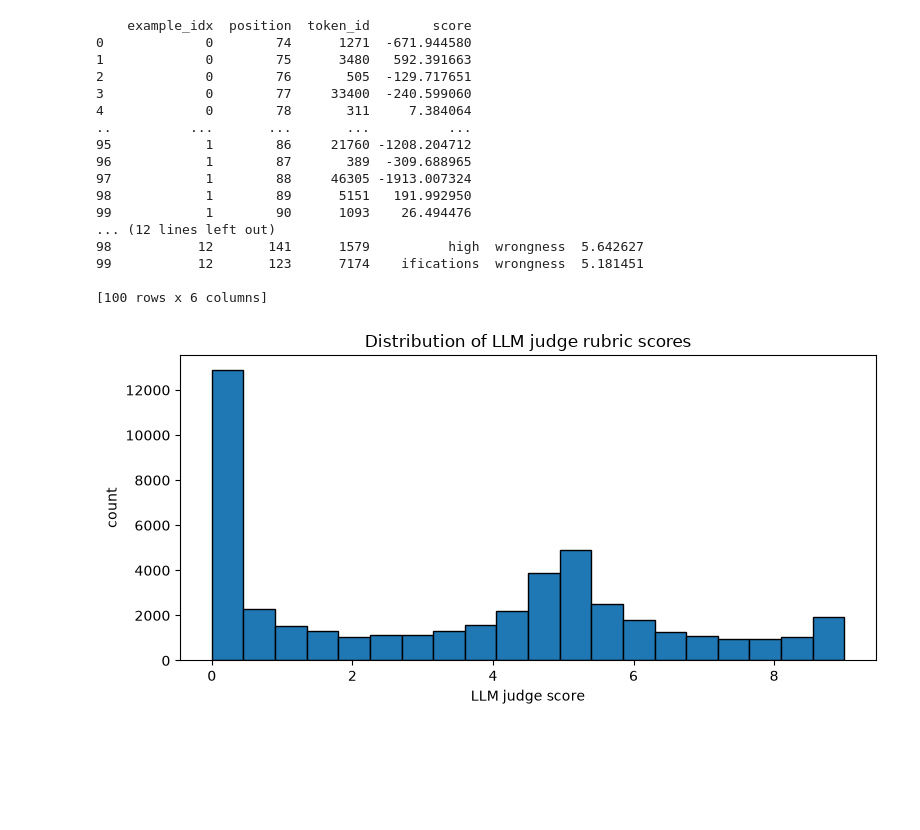
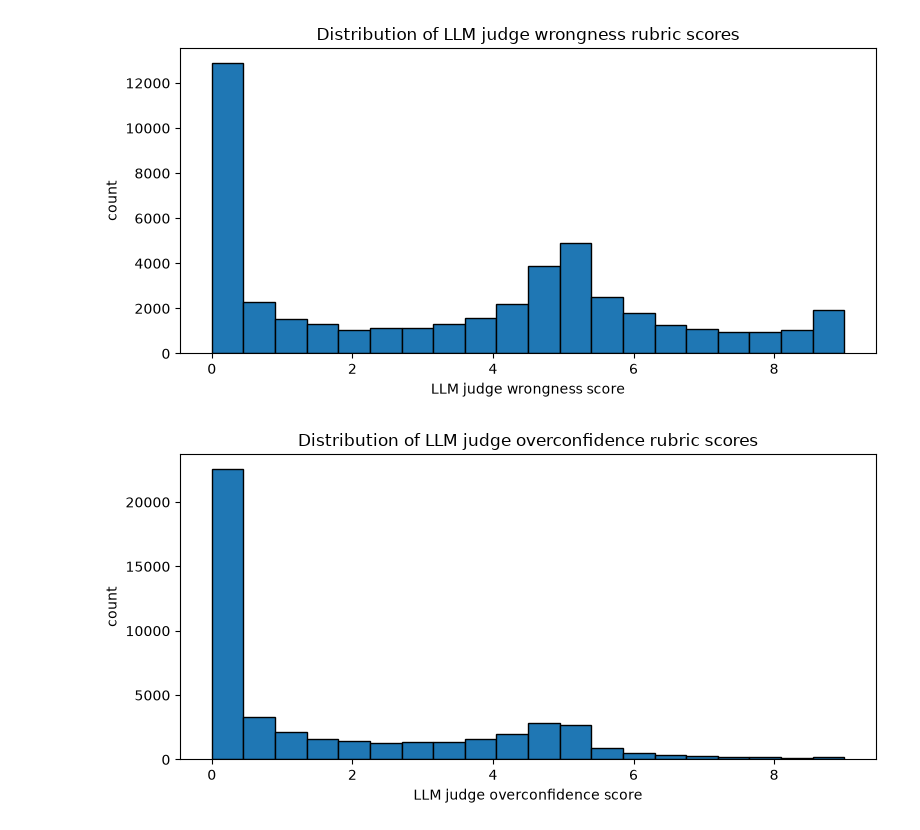
Before and after one commit to tomingebretsencarlson/em_influence, a Jupyter notebook: em_influence/notebooks/analyse_rubric_scores.ipynb, the cells around one changed output. Drawn from its saved outputs; the diff is of its cells as text; code cells hidden in the pictures; blank space fills up the shorter version.

Commit message:
Adding plotting for various AUROC and dists of the rubrics.

```diff
--- a/em_influence/notebooks/analyse_rubric_scores.ipynb
+++ b/em_influence/notebooks/analyse_rubric_scores.ipynb
@@ -3,32 +3,11 @@ import pandas as pd
 import matplotlib.pyplot as plt
 import numpy as np
 
-ATTRIBUTIONS_PATH = "/Users/tarn/Desktop/Work/SPAR2026/Codes/EMinf/token_rub_scores/attributions_full_wrongness_f0p2_max8t_output_metric2.csv"#attributions_validation_wrongness_metric2_output.csv"#"/Users/tarn/Desktop/Work/SPAR2026/Codes/EMinf/token_rub_scores/attributions_full_wrongness_f0p2_max8t_output.csv"
-HUMAN_SCORES_PATH = None #"/Users/tarn/Desktop/Work/SPAR2026/Codes/EMinf/token_rub_scores/career_40_t_metric2/human_scores.csv"#"/Users/tarn/Desktop/Work/SPAR2026/Codes/EMinf/token_rub_scores/career_40_t_metric1_v1/human_scores.csv"
+rubscores_wrongness_path = "/Users/tarn/Desktop/Work/SPAR2026/Codes/EMinf/token_rub_scores/attributions_full_wrongness_f0p2_max8t_output_metric2.csv"#attributions_validation_wrongness_metric2_output.csv"#"/Users/tarn/Desktop/Work/SPAR2026/Codes/EMinf/token_rub_scores/attributions_full_wrongness_f0p2_max8t_output.csv"
+rubscores_overc_path = "/Users/tarn/Desktop/Work/SPAR2026/Codes/EMinf/token_rub_scores/attributions_full_overconfidence_metric1_f0p2_max8t_output.csv"
 
-attributions_df = pd.read_csv(ATTRIBUTIONS_PATH)
+w_attributions_df = pd.read_csv(rubscores_wrongness_path)
+oc_attributions_df = pd.read_csv(rubscores_overc_path)
 
 d = np.load("/Users/tarn/Desktop/Work/SPAR2026/Codes/EMinf/scped_IFS/token_scores_olmo_career.npz")
 df = pd.DataFrame({k: d[k] for k in d.files })
-
-print(df.head(100))
-
-print(attributions_df.head(100))
-# %% [output]
-    example_idx  position  token_id        score
-0             0        74      1271  -671.944580
-1             0        75      3480   592.391663
-2             0        76       505  -129.717651
-3             0        77     33400  -240.599060
-4             0        78       311     7.384064
-..          ...       ...       ...          ...
-95            1        86     21760 -1208.204712
-96            1        87       389  -309.688965
-97            1        88     46305 -1913.007324
-98            1        89      5151   191.992950
-99            1        90      1093    26.494476
-... (12 lines left out)
-98           12       141      1579          high  wrongness  5.642627
-99           12       123      7174    ifications  wrongness  5.181451
-
-[100 rows x 6 columns]
@@ -69,10 +14,18 @@ if HUMAN_SCORES_PATH:
 # %%
 fig, ax = plt.subplots(figsize=(8, 4))
-ax.hist(attributions_df["score"].dropna(), bins=20, edgecolor="black")
-ax.set_xlabel("LLM judge score")
+ax.hist(w_attributions_df["score"].dropna(), bins=20, edgecolor="black")
+ax.set_xlabel("LLM judge wrongness score")
 ax.set_ylabel("count")
-ax.set_title("Distribution of LLM judge rubric scores")
+ax.set_title("Distribution of LLM judge wrongness rubric scores")
 plt.tight_layout()
 plt.show()
+fig, ax = plt.subplots(figsize=(8, 4))
+ax.hist(oc_attributions_df["score"].dropna(), bins=20, edgecolor="black")
+ax.set_xlabel("LLM judge overconfidence score")
+ax.set_ylabel("count")
+ax.set_title("Distribution of LLM judge overconfidence rubric scores")
+plt.tight_layout()
+plt.show()
 # %% [output]
-[figure, old version]
+[figure, new version]
+[figure, added]
```
Also changed, not shown: parts of 16 cells of this notebook.
